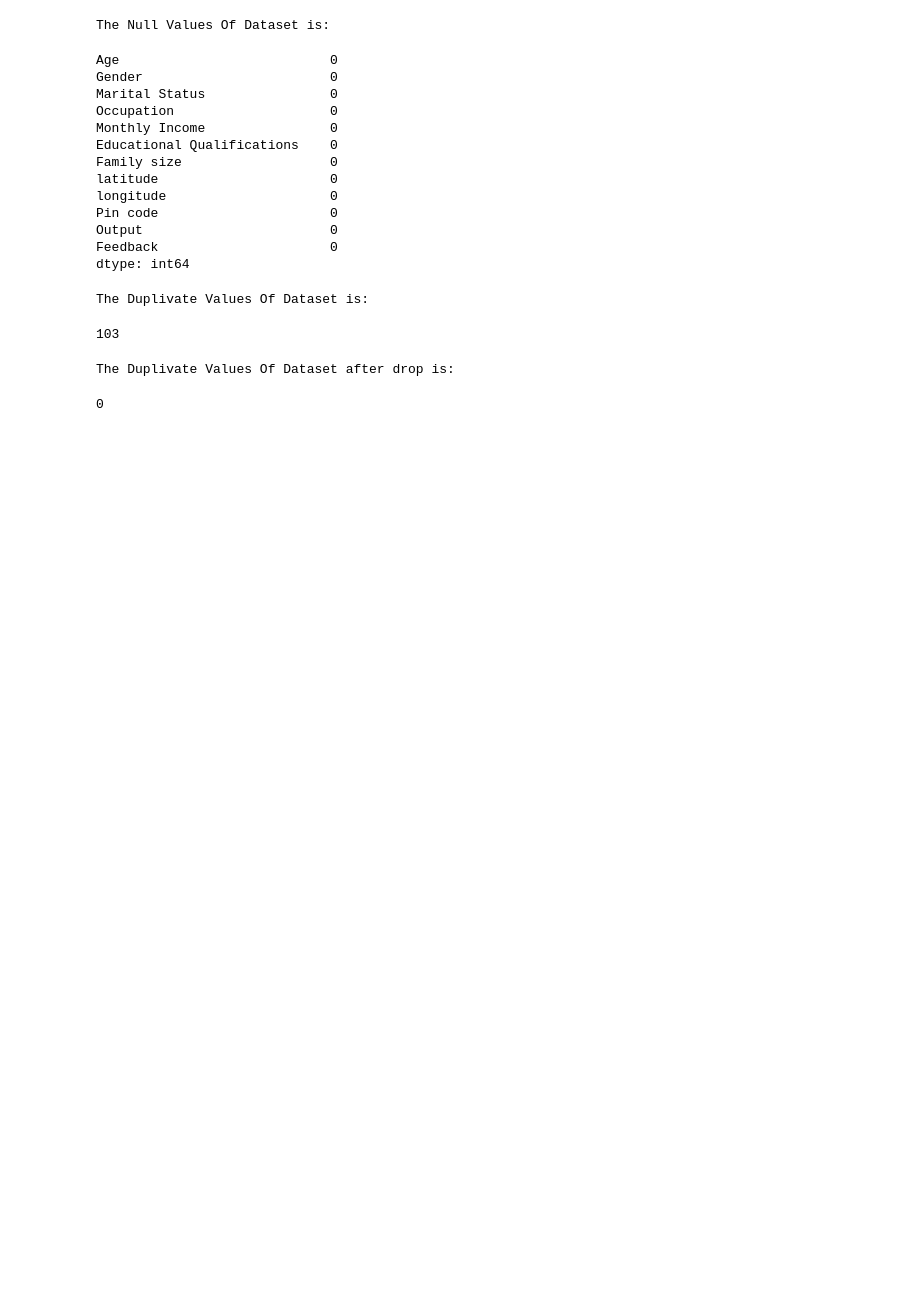
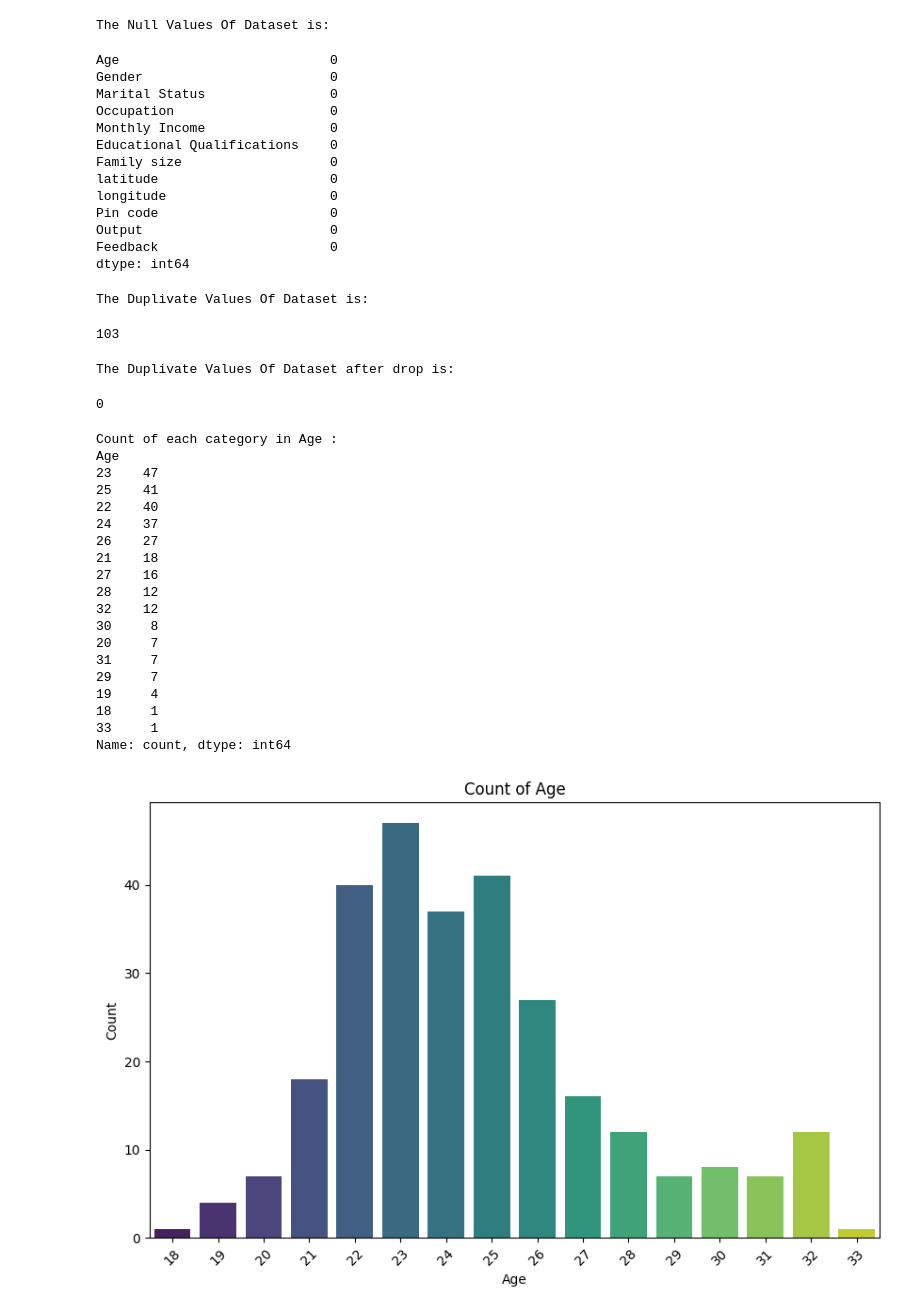
Before and after one commit to ChiaHouTan/Data-Analysis-Visualisation-CA1, a Jupyter notebook: Data_Analysis&Visualisation_CA1.ipynb, the cells around one changed output. Saved outputs shown, nothing was run; the diff lists cells and outputs as text; code cells hidden in the pictures; blank space fills up the shorter version.

```diff
--- a/Data_Analysis&Visualisation_CA1.ipynb
+++ b/Data_Analysis&Visualisation_CA1.ipynb
@@ -153,3 +155,48 @@ table_d.duplicated().sum()
 # %% [output]
 The Duplivate Values Of Dataset after drop is:
 0
+# %%
+def single_plot_distribution(column, data):
+    print("Count of each category in", column, ":")
+    print(data[column].value_counts())
+
+    # Plot distribution chart
+    plt.figure(figsize=(10, 6))
+    sns.countplot(x=column, data=data, palette='viridis')
+    plt.title('Count of ' + column)
+    plt.xlabel(column)
+    plt.ylabel('Count')
+    plt.xticks(rotation=45)
+    plt.show()
+
+    # Plot pie chart
+    plt.subplot(1, 2, 2)
+    data[column].value_counts().plot(kind='pie', autopct='%1.1f%%', startangle=140, cmap='viridis')
+    plt.title('Distribution of ' + column)
+    plt.ylabel('')  # Remove y-label
+
+    plt.tight_layout()  # Adjust layout to prevent overlap
+    plt.show()
+# %%
+single_plot_distribution('Age',table_d)
+# %% [output]
+Count of each category in Age :
+Age
+23    47
+25    41
+22    40
+24    37
+26    27
+21    18
+27    16
+28    12
+32    12
+30     8
+20     7
+31     7
+29     7
+19     4
+18     1
+33     1
+Name: count, dtype: int64
+[figure, added]
```
Also changed, not shown: parts of 12 cells of this notebook.
